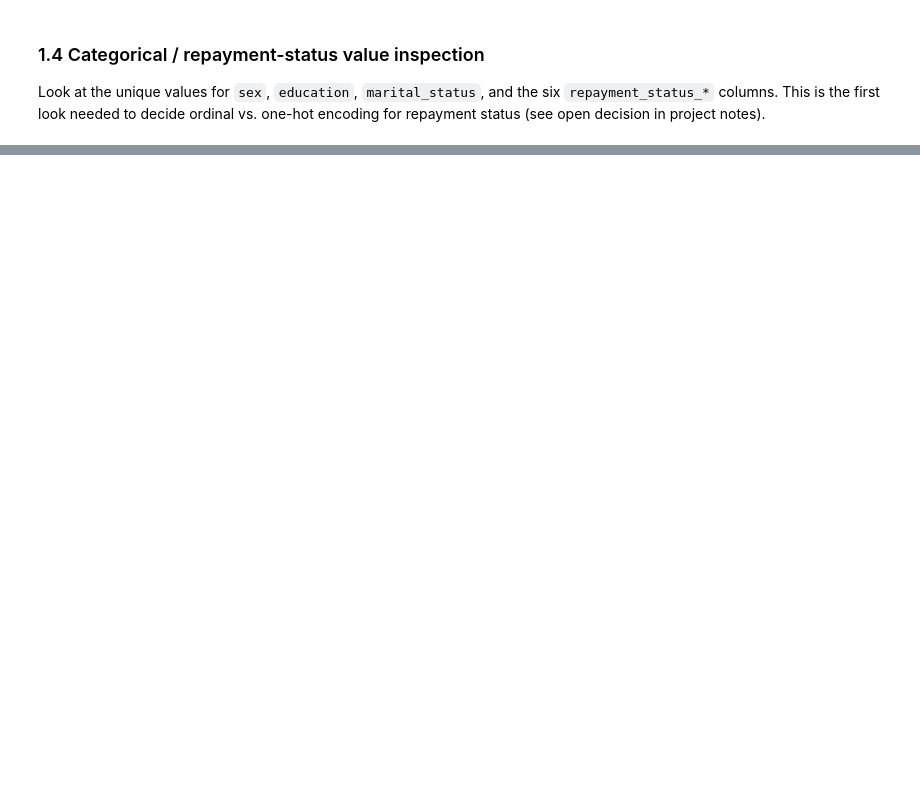
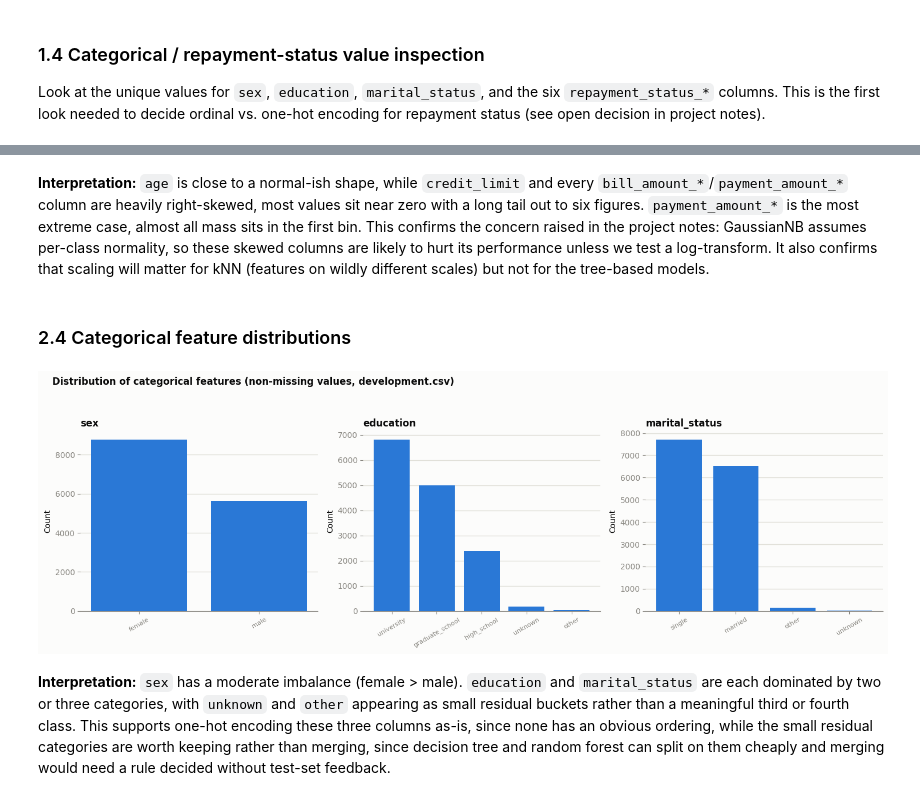
Before and after one commit to shivammtrivedi/infs4203-project, a Jupyter notebook: development.ipynb, the cells around one changed output, grey strips where cells are left out. Drawn from its saved outputs; the diff is of its cells as text; code cells hidden in the pictures; blank space fills up the shorter version.

```diff
--- a/development.ipynb
+++ b/development.ipynb
@@ -159,0 +315,33 @@ for col in categorical_cols + repayment_status_cols:
+# %% [markdown]
+**Interpretation:** `age` is close to a normal-ish shape, while `credit_limit` and every
+`bill_amount_*`/`payment_amount_*` column are heavily right-skewed, most values sit near
+zero with a long tail out to six figures. `payment_amount_*` is the most extreme case,
+almost all mass sits in the first bin. This confirms the concern raised in the project
+notes: GaussianNB assumes per-class normality, so these skewed columns are likely to hurt
+its performance unless we test a log-transform. It also confirms that scaling will matter
+for kNN (features on wildly different scales) but not for the tree-based models.
+# %% [markdown]
+### 2.4 Categorical feature distributions
+# %%
+fig, axes = plt.subplots(1, 3, figsize=(15, 5))
+for ax, col in zip(axes, categorical_cols):
+    counts = df[col].value_counts()
+    ax.bar(counts.index, counts.values, color=BLUE, zorder=3)
+    style_axis(ax, grid_axis='y')
+    ax.set_title(col, loc='left', fontweight='bold')
+    ax.tick_params(axis='x', rotation=30, labelsize=8)
+    ax.set_ylabel('Count')
+fig.suptitle('Distribution of categorical features (non-missing values, development.csv)',
+             fontweight='bold', x=0.02, ha='left')
+fig.tight_layout(rect=[0, 0, 1, 0.93])
+plt.show()
+# %% [output]
+[figure, added]
+# %% [markdown]
+**Interpretation:** `sex` has a moderate imbalance (female > male). `education` and
+`marital_status` are each dominated by two or three categories, with `unknown` and `other`
+appearing as small residual buckets rather than a meaningful third or fourth class. This
+supports one-hot encoding these three columns as-is, since none has an obvious ordering,
+while the small residual categories are worth keeping rather than merging, since decision
+tree and random forest can split on them cheaply and merging would need a rule decided
+without test-set feedback.
```
Also changed, not shown: parts of 16 cells of this notebook, 1 other file.
